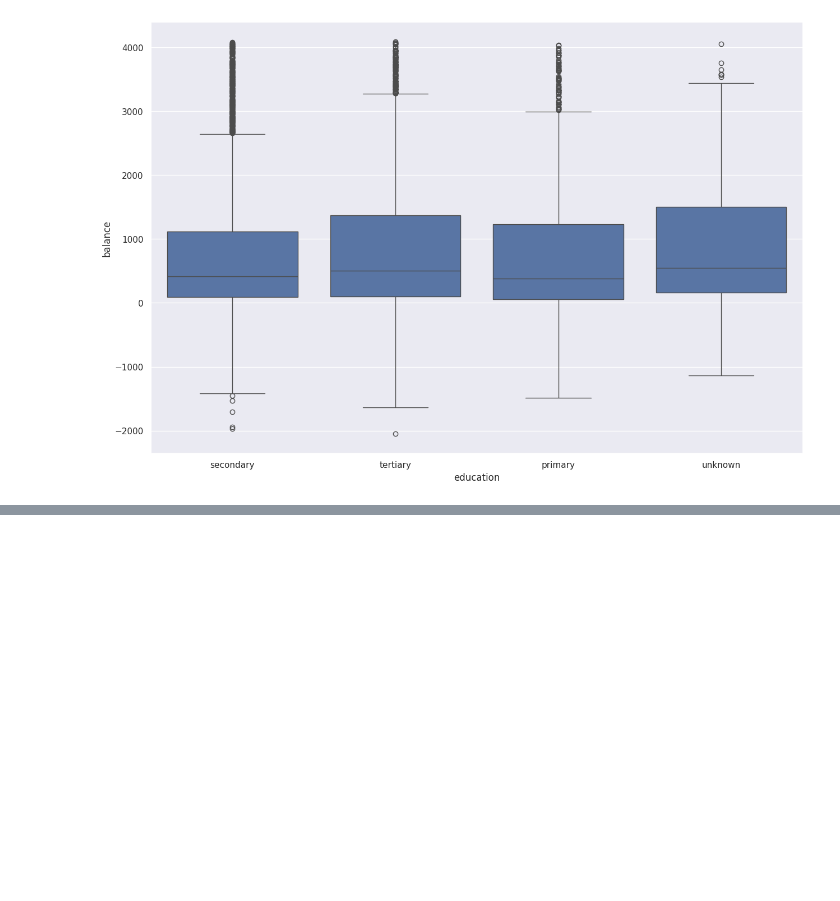
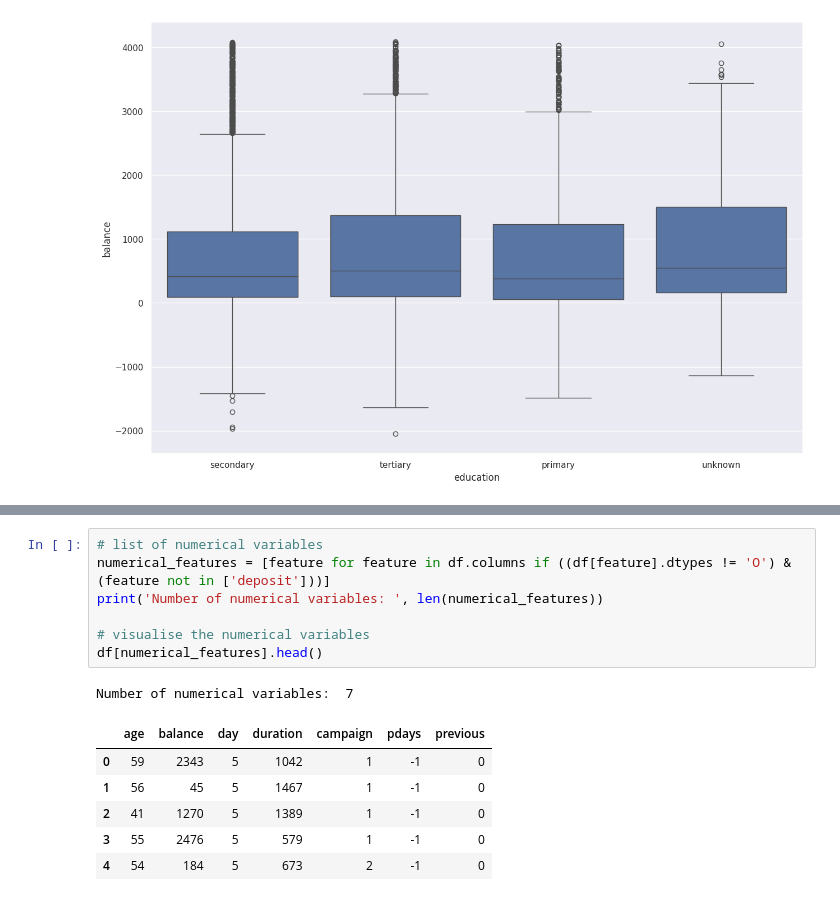
Before and after one commit to tomasmckenna91/Case-Study-Bank-Marketing-Dataset, a Jupyter notebook: EDA_Notebook.ipynb, the cells around one changed output, grey strips where cells are left out. Drawn from its saved outputs; the diff is of its cells as text; blank space fills up the shorter version.

```diff
--- a/EDA_Notebook.ipynb
+++ b/EDA_Notebook.ipynb
@@ -191,0 +210,15 @@ sns.boxplot(data=df, x= 'job', y="age");
+# %%
+# list of numerical variables
+numerical_features = [feature for feature in df.columns if ((df[feature].dtypes != 'O') & (feature not in ['deposit']))]
+print('Number of numerical variables: ', len(numerical_features))
+
+# visualise the numerical variables
+df[numerical_features].head()
+# %% [output]
+Number of numerical variables:  7
+|  | age | balance | day | duration | campaign | pdays | previous |
+| 0 | 59 | 2343 | 5 | 1042 | 1 | -1 | 0 |
+| 1 | 56 | 45 | 5 | 1467 | 1 | -1 | 0 |
+| 2 | 41 | 1270 | 5 | 1389 | 1 | -1 | 0 |
+| 3 | 55 | 2476 | 5 | 579 | 1 | -1 | 0 |
+| 4 | 54 | 184 | 5 | 673 | 2 | -1 | 0 |
```
Also changed, not shown: parts of 14 cells of this notebook.
